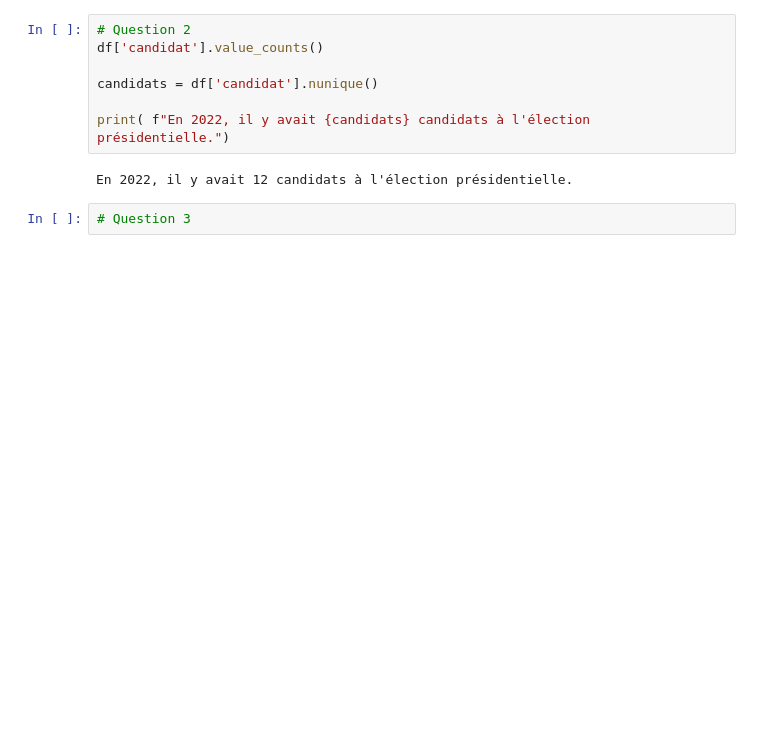
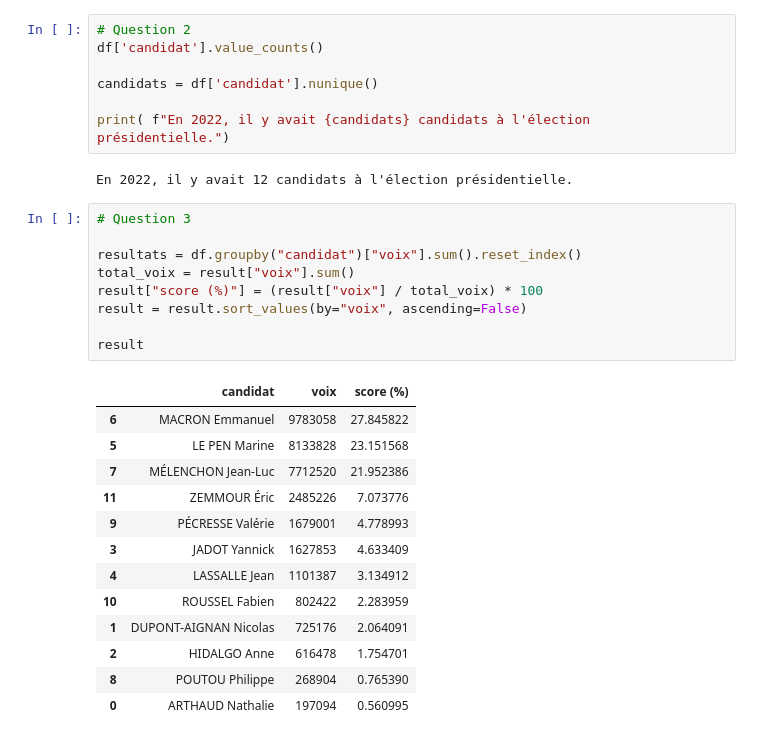
Before and after one commit to Id-bella/Projet_data, a Jupyter notebook: DM_notebook.ipynb, the cells around one changed output. Saved outputs shown, nothing was run; the diff lists cells and outputs as text; blank space fills up the shorter version.

```diff
--- a/DM_notebook.ipynb
+++ b/DM_notebook.ipynb
@@ -47,3 +41,24 @@ print( f"En 2022, il y avait {candidats} candidats à l'élection présidentiell
 En 2022, il y avait 12 candidats à l'élection présidentielle.
 # %%
 # Question 3
+
+resultats = df.groupby("candidat")["voix"].sum().reset_index()
+total_voix = result["voix"].sum()
+result["score (%)"] = (result["voix"] / total_voix) * 100
+result = result.sort_values(by="voix", ascending=False)
+
+result
+# %% [output]
+|  | candidat | voix | score (%) |
+| 6 | MACRON Emmanuel | 9783058 | 27.845822 |
+| 5 | LE PEN Marine | 8133828 | 23.151568 |
+| 7 | MÉLENCHON Jean-Luc | 7712520 | 21.952386 |
+| 11 | ZEMMOUR Éric | 2485226 | 7.073776 |
+| 9 | PÉCRESSE Valérie | 1679001 | 4.778993 |
+| 3 | JADOT Yannick | 1627853 | 4.633409 |
+| 4 | LASSALLE Jean | 1101387 | 3.134912 |
+| 10 | ROUSSEL Fabien | 802422 | 2.283959 |
+| 1 | DUPONT-AIGNAN Nicolas | 725176 | 2.064091 |
+| 2 | HIDALGO Anne | 616478 | 1.754701 |
+| 8 | POUTOU Philippe | 268904 | 0.765390 |
+| 0 | ARTHAUD Nathalie | 197094 | 0.560995 |
```
Also changed, not shown: parts of 3 cells of this notebook.
